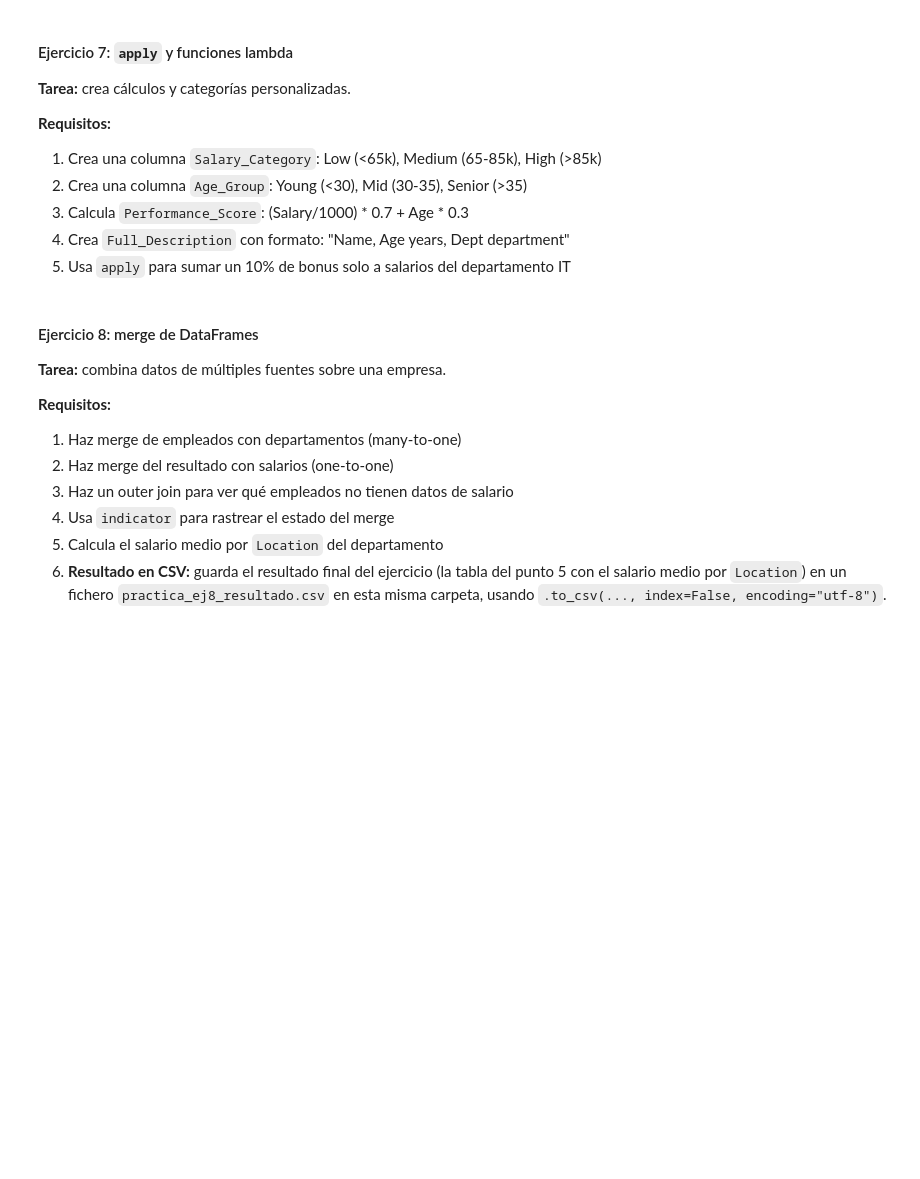
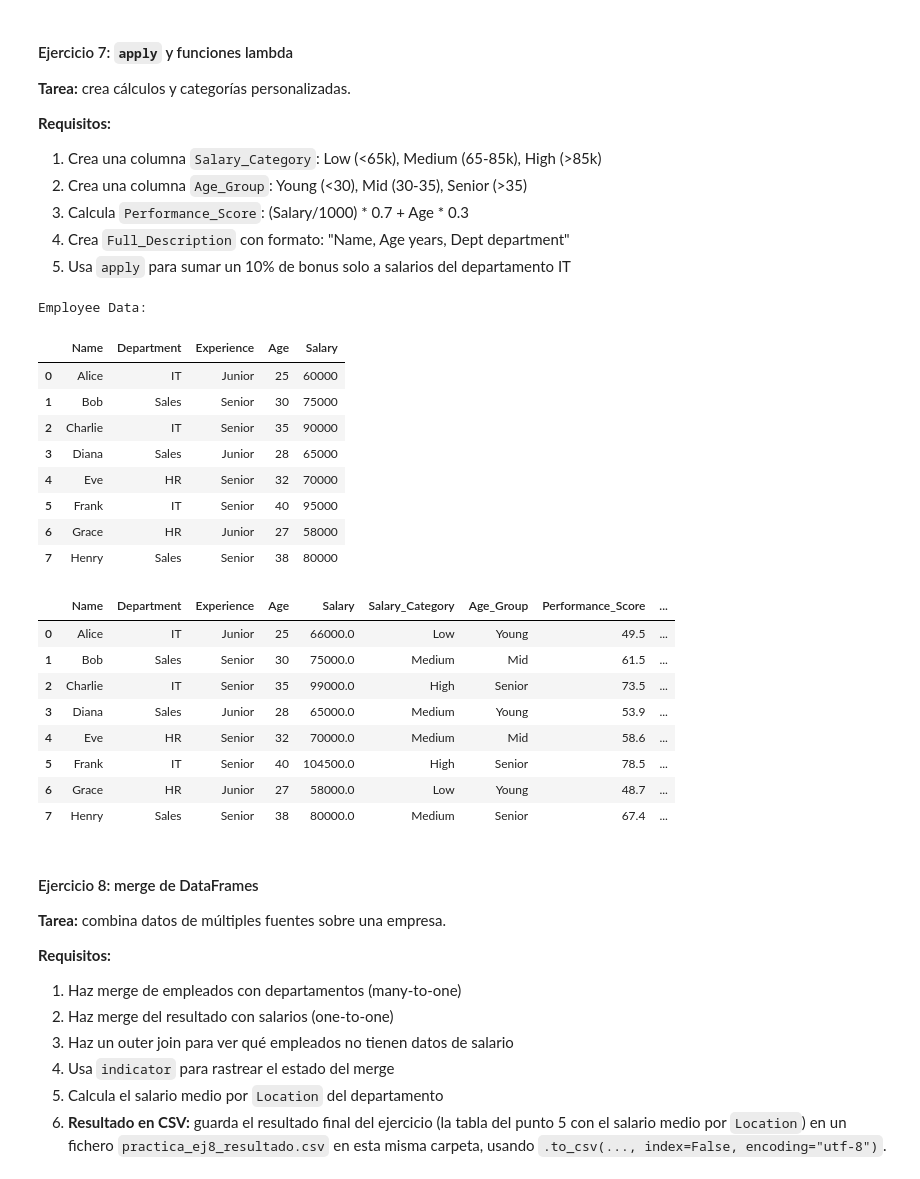
Before and after one commit to Ameisin/ejercicios_bootcamp, a Jupyter notebook: Sprint_03/Unidad_02_Pandas_lectura_escritura_ficheros/04_Practica_Obligatoria/Practica_Obligatoria_Pandas.ipynb, the cells around one changed output. Drawn from its saved outputs; the diff is of its cells as text; code cells hidden in the pictures; blank space fills up the shorter version.

Commit message:
Replaced print with display

```diff
--- a/Sprint_03/Unidad_02_Pandas_lectura_escritura_ficheros/04_Practica_Obligatoria/Practica_Obligatoria_Pandas.ipynb
+++ b/Sprint_03/Unidad_02_Pandas_lectura_escritura_ficheros/04_Practica_Obligatoria/Practica_Obligatoria_Pandas.ipynb
@@ -222,39 +408,60 @@ print(f"Coste total por departamento:\n {dept_groups['Salary'].sum()}")
 # %%
 # Ejercicio 7: usa el DataFrame `employees_full` del ejercicio 6
 print("Employee Data:")
-print(employees_full)
+display(employees_full)
 
 # TODO: Create custom columns using apply and lambda
 def salary_categories(salary):
     if salary < 65000:
         return "Low"
     elif salary >= 65000 and salary < 85000:
         return "Medium"
     else:
         return "High"
 
 def age_groups(age):
     if age < 30:
         return "Young"
     elif age >= 30 and age < 35:
         return "Mid"
     else:
         return "Senior"
 
 def set_description(row):
     return f"{row['Name']}, Age: {str(row['Age'])}, Dept: {row['Department']}"
 
 def add_bonus(row):
     if row["Department"] == "IT":
         return row["Salary"] + (row["Salary"]*10)/100
     else:
         return row["Salary"]
 
 employees_full["Salary_Category"] = employees_full["Salary"].apply(salary_categories)
 employees_full["Age_Group"] = employees_full["Age"].apply(age_groups)
-employees_full["Performance_Score"] = employees_full.apply(lambda row: (row['Salary']/1000) * 0.7 + row['Age'] * 0.3, axis=1)
+employees_full["Performance_Score"] = employees_full.apply(lambda row: (row['Salary']/1000) * 0.7 + row['Age'] * 0.3, axis=1).round(2)
 employees_full["Full_Description"] = employees_full.apply(set_description, axis=1)
 employees_full["Salary"] = employees_full.apply(add_bonus, axis=1)
+display(employees_full)
+# %% [output]
+Employee Data:
+|  | Name | Department | Experience | Age | Salary |
+| 0 | Alice | IT | Junior | 25 | 60000 |
+| 1 | Bob | Sales | Senior | 30 | 75000 |
+| 2 | Charlie | IT | Senior | 35 | 90000 |
+| 3 | Diana | Sales | Junior | 28 | 65000 |
+| 4 | Eve | HR | Senior | 32 | 70000 |
+| 5 | Frank | IT | Senior | 40 | 95000 |
+| 6 | Grace | HR | Junior | 27 | 58000 |
+| 7 | Henry | Sales | Senior | 38 | 80000 |
+|  | Name | Department | Experience | Age | Salary | Salary_Category | Age_Group | Performance_Score | ... |
+| 0 | Alice | IT | Junior | 25 | 66000.0 | Low | Young | 49.5 | ... |
+| 1 | Bob | Sales | Senior | 30 | 75000.0 | Medium | Mid | 61.5 | ... |
+| 2 | Charlie | IT | Senior | 35 | 99000.0 | High | Senior | 73.5 | ... |
+| 3 | Diana | Sales | Junior | 28 | 65000.0 | Medium | Young | 53.9 | ... |
+| 4 | Eve | HR | Senior | 32 | 70000.0 | Medium | Mid | 58.6 | ... |
+| 5 | Frank | IT | Senior | 40 | 104500.0 | High | Senior | 78.5 | ... |
+| 6 | Grace | HR | Junior | 27 | 58000.0 | Low | Young | 48.7 | ... |
+| 7 | Henry | Sales | Senior | 38 | 80000.0 | Medium | Senior | 67.4 | ... |
 # %% [markdown]
 #### Ejercicio 8: merge de DataFrames
 
```
Also changed, not shown: parts of 7 cells of this notebook.
